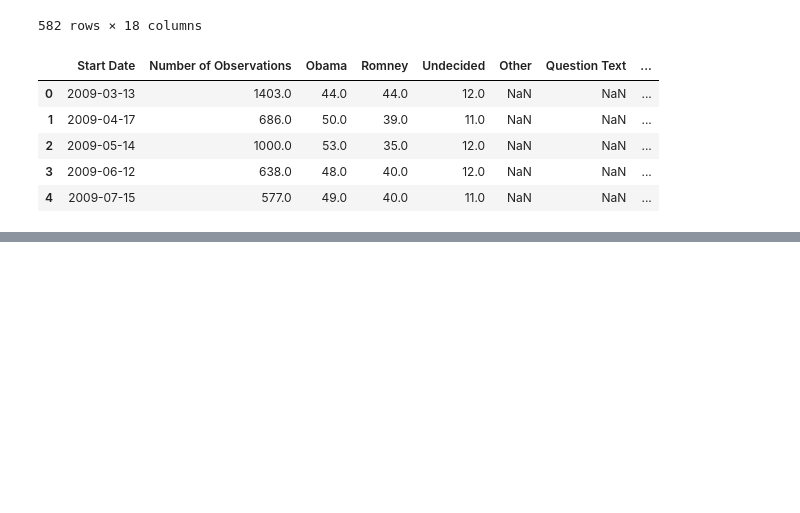
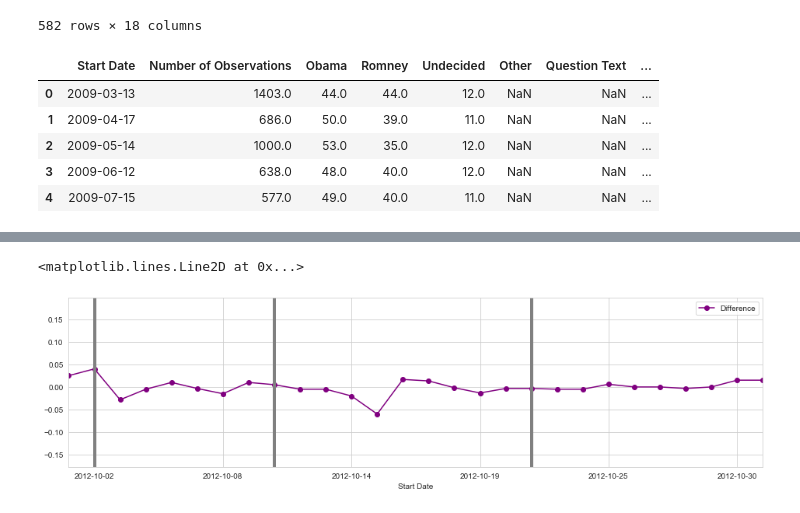
Before and after one commit to fujispooo/datascience, a Jupyter notebook: Lec66(American election).ipynb, the cells around one changed output, grey strips where cells are left out. Drawn from its saved outputs; the diff is of its cells as text; code cells hidden in the pictures; blank space fills up the shorter version.

```diff
--- a/Lec66(American election).ipynb
+++ b/Lec66(American election).ipynb
@@ -186,0 +228,15 @@ fig = poll_df.plot('Start Date','Difference',figsize=(12,4),marker='o',linestyle
+# %%
+fig = poll_df.plot(x='Start Date',
+                   y='Difference',
+                   figsize=(16,4),
+                   marker='o',
+                   linestyle ='-',
+                   color='purple',
+                  xlim=(324,351))
+
+plt.axvline(x=325, linewidth=4,color='gray')
+plt.axvline(x=332, linewidth=4,color='gray')
+plt.axvline(x=342, linewidth=4,color='gray')
+# %% [output]
+<matplotlib.lines.Line2D at 0x...>
+[figure, added]
```
Also changed, not shown: parts of 7 cells of this notebook.
